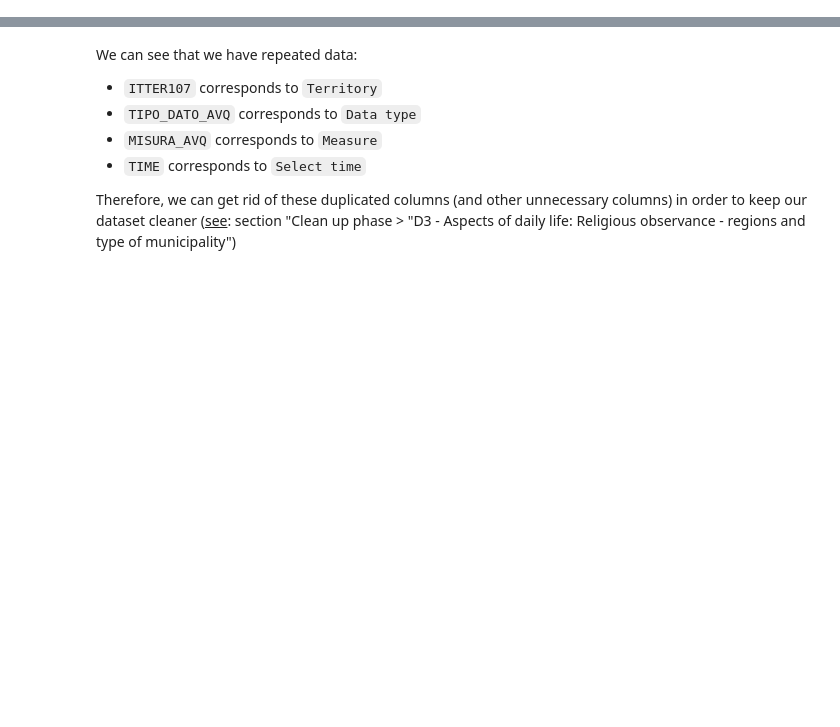
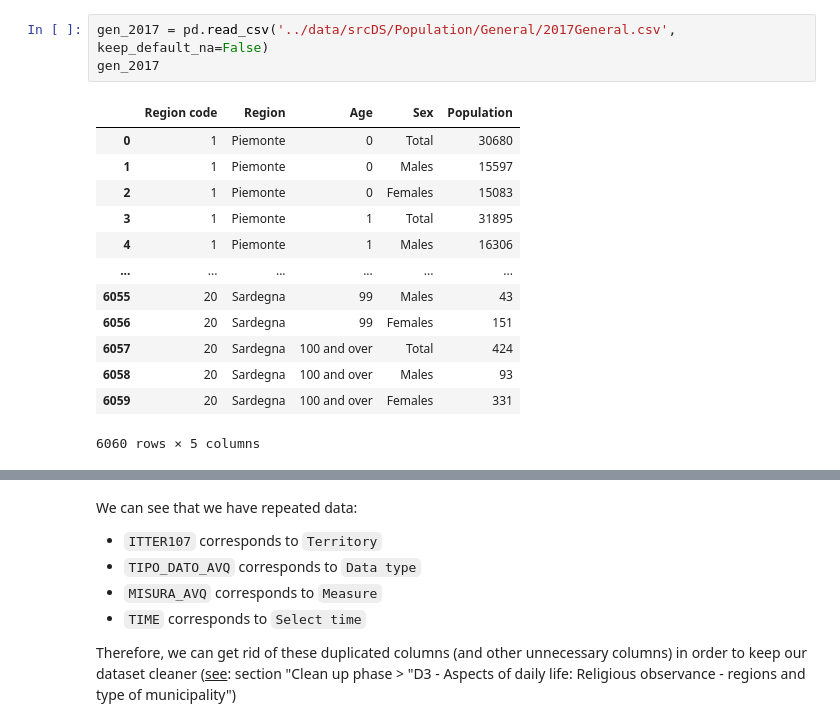
Before and after one commit to OrsolaMBorrini/blessedfruit, a Jupyter notebook: documentation/srcDB_doc.ipynb, the cells around one changed output, grey strips where cells are left out. Drawn from its saved outputs; the diff is of its cells as text; blank space fills up the shorter version.

```diff
--- a/documentation/srcDB_doc.ipynb
+++ b/documentation/srcDB_doc.ipynb
@@ -24,0 +87,17 @@ D7 | Early leavers from education and training - aged 18 to 24 - previous regula
+# %%
+gen_2017 = pd.read_csv('../data/srcDS/Population/General/2017General.csv', keep_default_na=False)
+gen_2017
+# %% [output]
+|  | Region code | Region | Age | Sex | Population |
+| 0 | 1 | Piemonte | 0 | Total | 30680 |
+| 1 | 1 | Piemonte | 0 | Males | 15597 |
+| 2 | 1 | Piemonte | 0 | Females | 15083 |
+| 3 | 1 | Piemonte | 1 | Total | 31895 |
+| 4 | 1 | Piemonte | 1 | Males | 16306 |
+| ... | ... | ... | ... | ... | ... |
+| 6055 | 20 | Sardegna | 99 | Males | 43 |
+| 6056 | 20 | Sardegna | 99 | Females | 151 |
+| 6057 | 20 | Sardegna | 100 and over | Total | 424 |
+| 6058 | 20 | Sardegna | 100 and over | Males | 93 |
+| 6059 | 20 | Sardegna | 100 and over | Females | 331 |
+6060 rows × 5 columns
```
Also changed, not shown: parts of 11 cells of this notebook, 42 other files.
